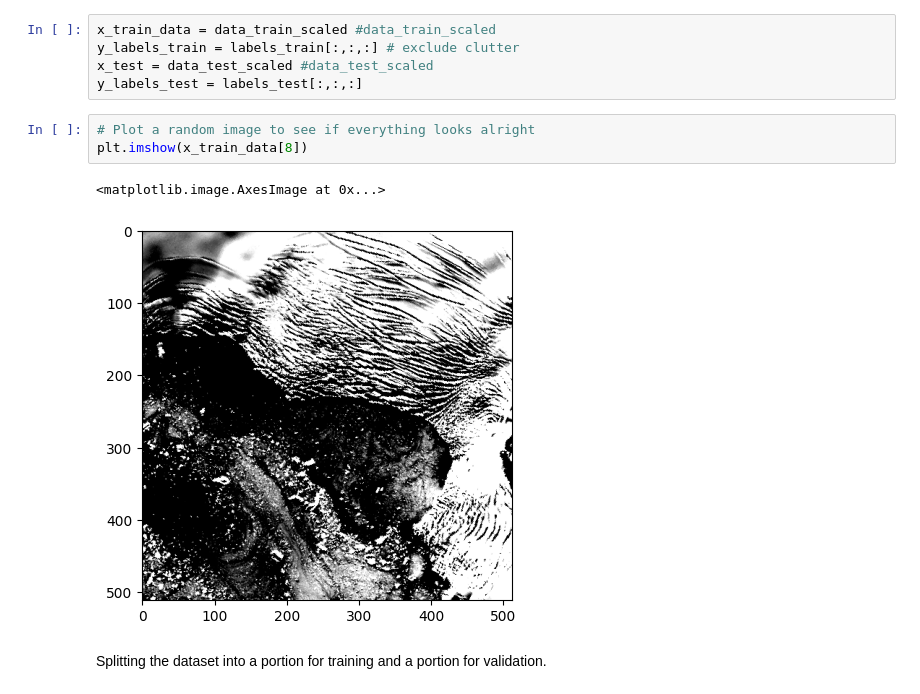
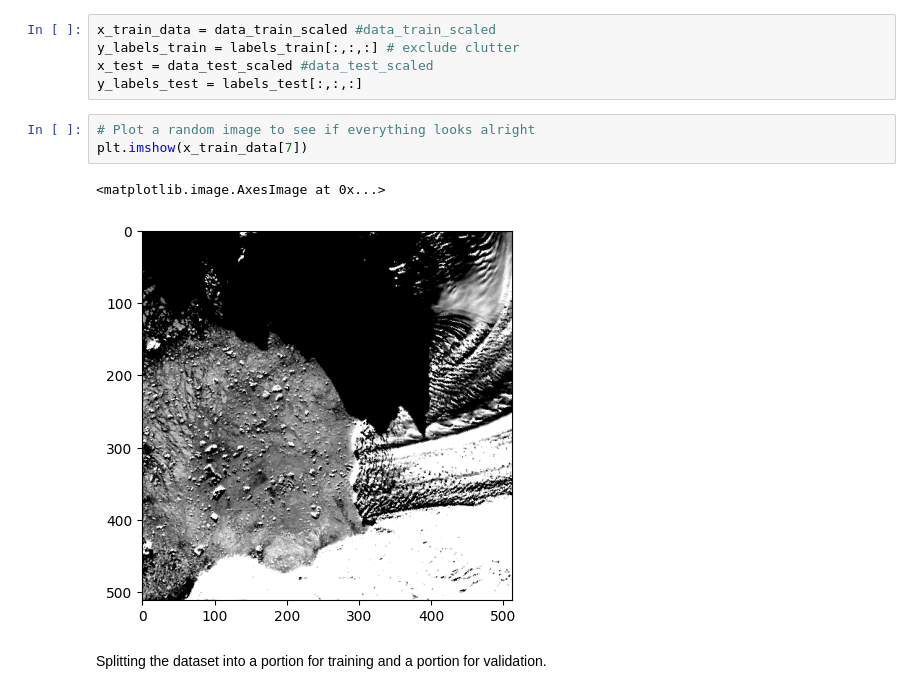
Before and after one commit to Christobaltobbin/Glacier-Regression-Detection-Deep-Learning, a Jupyter notebook: Scripts/Glacier_Detection_Main_Notebook.ipynb, the cells around one changed output. Drawn from its saved outputs; the diff is of its cells as text.

```diff
--- a/Scripts/Glacier_Detection_Main_Notebook.ipynb
+++ b/Scripts/Glacier_Detection_Main_Notebook.ipynb
@@ -218,10 +218,10 @@ x_test = data_test_scaled #data_test_scaled
 y_labels_test = labels_test[:,:,:]
 # %%
 # Plot a random image to see if everything looks alright
-plt.imshow(x_train_data[8])
+plt.imshow(x_train_data[7])
 # %% [output]
 <matplotlib.image.AxesImage at 0x...>
-[figure, old version]
+[figure, new version]
 # %% [markdown]
 Splitting the dataset into a portion for training and a portion for validation.
 # %%
```
Also changed, not shown: parts of 12 cells of this notebook.
